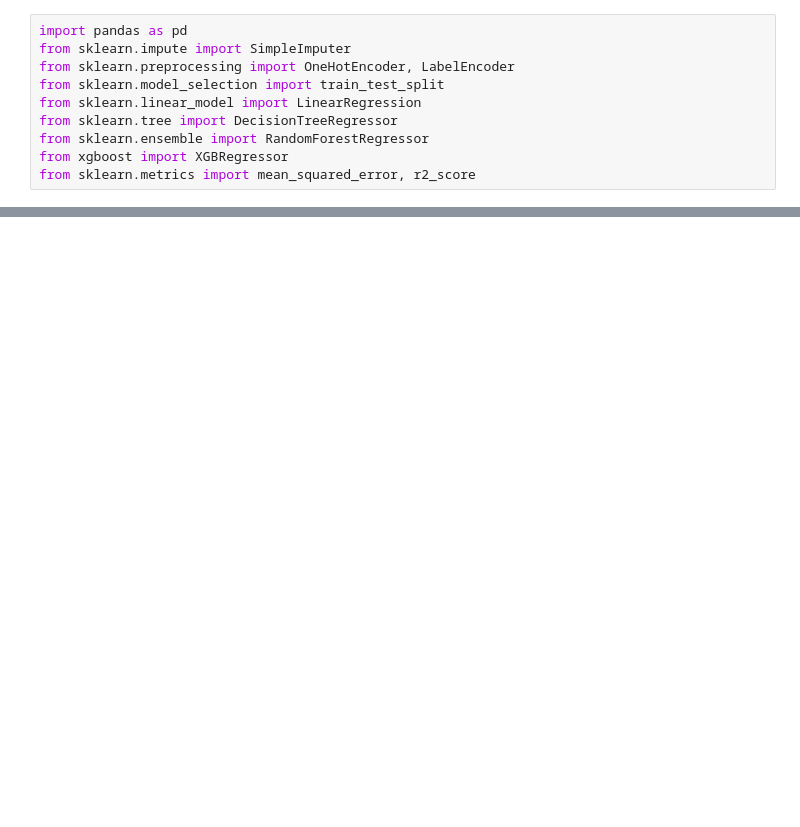
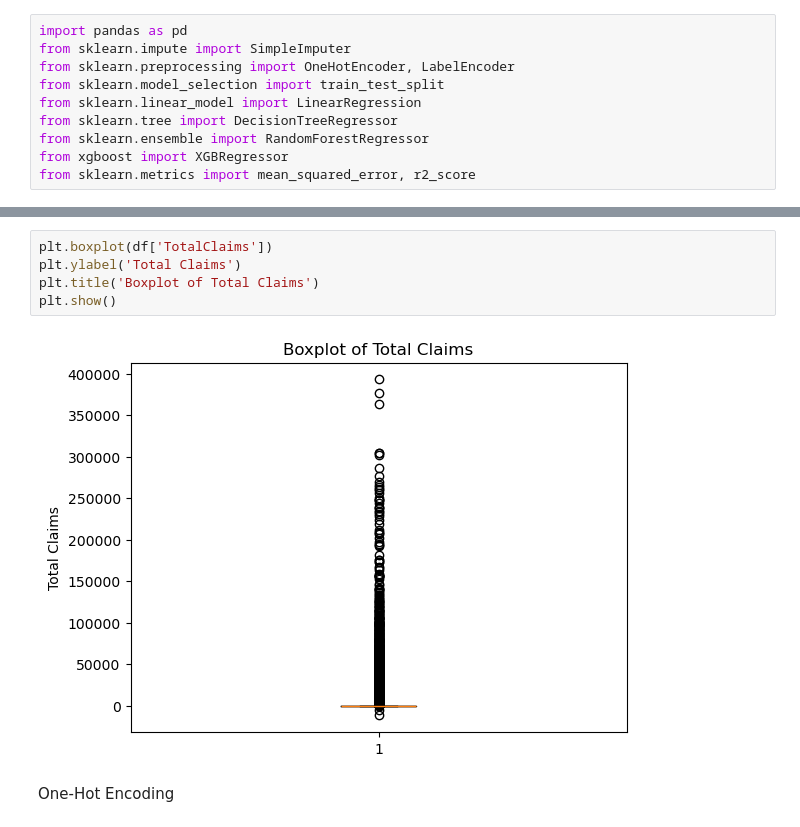
Before and after one commit to jodahe1/ACIS, a Jupyter notebook: Task-4/StasticalModeling.ipynb, the cells around one changed output, grey strips where cells are left out. Saved outputs shown, nothing was run; the diff lists cells and outputs as text; blank space fills up the shorter version.

```diff
--- a/Task-4/StasticalModeling.ipynb
+++ b/Task-4/StasticalModeling.ipynb
@@ -22,0 +78,9 @@ data[['TransactionMonth', 'Citizenship', 'LegalType', 'Title', 'Language', 'Bank
+# %%
+plt.boxplot(df['TotalClaims'])
+plt.ylabel('Total Claims')
+plt.title('Boxplot of Total Claims')
+plt.show()
+# %% [output]
+[figure, added]
+# %% [markdown]
+One-Hot Encoding
```
Also changed, not shown: parts of 17 cells of this notebook.
